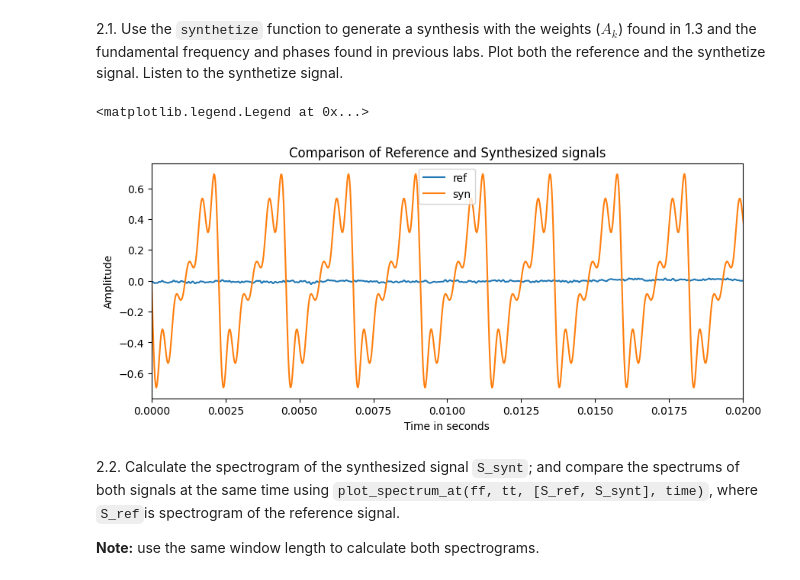
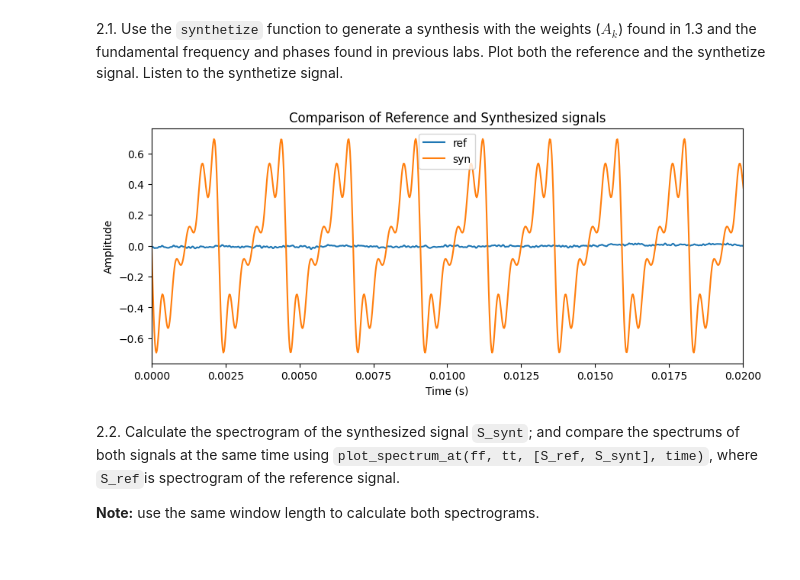
Before and after one commit to guillemmarti06/sis1-materials, a Jupyter notebook: labs/Lab3.ipynb, the cells around one changed output. Saved outputs shown, nothing was run; the diff lists cells and outputs as text; code cells hidden in the pictures.

```diff
--- a/labs/Lab3.ipynb
+++ b/labs/Lab3.ipynb
@@ -70,28 +70,27 @@ def synthesize(f0, phi, Ak, t):
 # %%
 # written before, but recall it
 phi = np.pi/2
 f0 = 440
 fs = 44100
 
-# do
 t = np.arange(0, len(ref) / fs, 1/fs)
 y = synthesize(f0, phi, weights, t)
 y = np.max(np.abs(ref)) * y / np.max(np.abs(y))
 
 # Let's plot it now
 plt.figure(figsize =(10,4))
 plt.plot(t, ref, label = 'ref')
 plt.plot(t, y, label = 'syn')
 plt.xlim(0, 0.02)
 
-# Put some text to make it better
-plt.xlabel('Time in seconds')
+# Put some text to make it more readable
+plt.xlabel('Time (s)')
 plt.ylabel('Amplitude')
 plt.title('Comparison of Reference and Synthesized signals')
 plt.legend()
+plt.show()
 # %% [output]
-<matplotlib.legend.Legend at 0x...>
-[figure, old version]
+[figure, new version]
 # %% [markdown]
 2.2. Calculate the spectrogram of the synthesized signal `S_synt`; and compare the spectrums of both signals at the same time using `plot_spectrum_at(ff, tt, [S_ref, S_synt], time)`, where `S_ref`is spectrogram of the reference signal.
 
```
Also changed, not shown: 4 other files.
